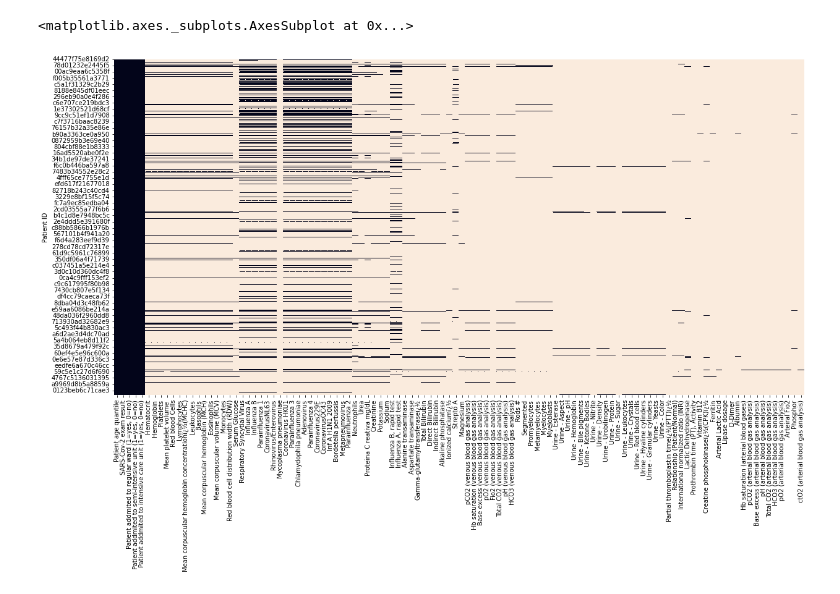
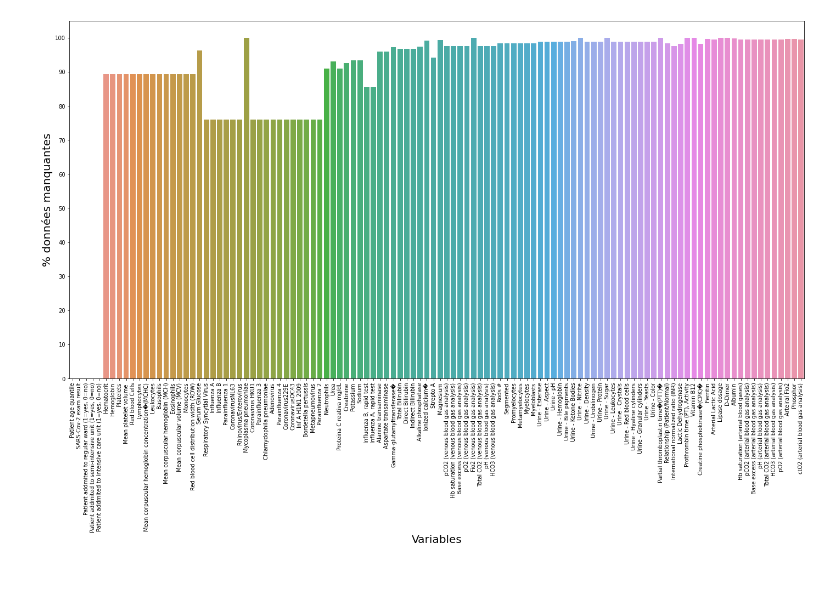
Before and after one commit to m3nkam/ml-covid19, a Jupyter notebook: pfe_2021.ipynb, the cells around one changed output. Drawn from its saved outputs; the diff is of its cells as text; code cells hidden in the pictures.

```diff
--- a/pfe_2021.ipynb
+++ b/pfe_2021.ipynb
@@ -27,11 +48,23 @@ df.describe()
+# %%
+# How many nan have each column
+nan_per_column = pd.DataFrame(df_raw.isna().sum(),columns=['nanValues']).reset_index()
+
+# Calculate NaN % for each feature
+for i in range(0,len(nan_per_column)):
+    nan_per_column.loc[i, 'nanValuesPct'] = 100*round(nan_per_column.loc[i, 'nanValues']/len(df_raw),3)
+
+# Plot - % of missing rows for each column
+plt.figure(figsize=(24,12))
+sns.barplot(x="index", y="nanValuesPct", data=nan_per_column)
+plt.xlabel('Variables', fontsize=20)
+plt.ylabel('% données manquantes', fontsize=20)
+#plt.title('Missing Data Plot', fontsize=30)
+plt.yticks([0,10,20,30,40,50,60,70,80,90,100])
+plt.xticks(rotation=90);
+# %% [output]
+[figure, added]
 # %%
 #!pip install https://github.com/pandas-profiling/pandas-profiling/archive/master.zip
 #Effectuons l'analyse des données du Dataset à l'aide de la librairie pandas_profiling
 #profile = ProfileReport(dataset, title="Pandas Profiling Report", explorative=True)
 #profile.to_notebook_iframe()
-# %%
-#Visualisons toutes nos données dans une image
-plt.figure(figsize = (20,10))
-# %% [output]
-<matplotlib.axes._subplots.AxesSubplot at 0x...>
-[figure, removed]
```
Also changed, not shown: parts of 9 cells of this notebook.
